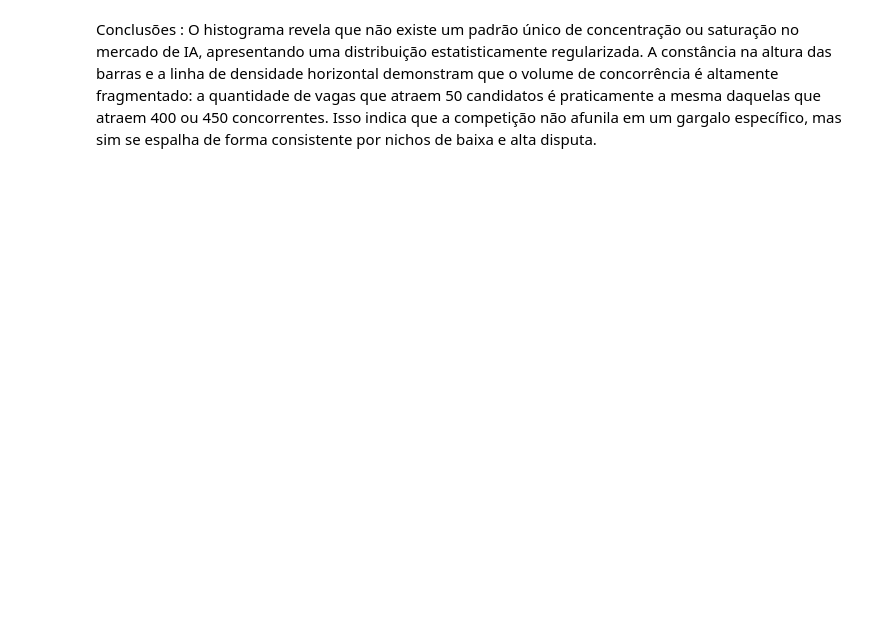
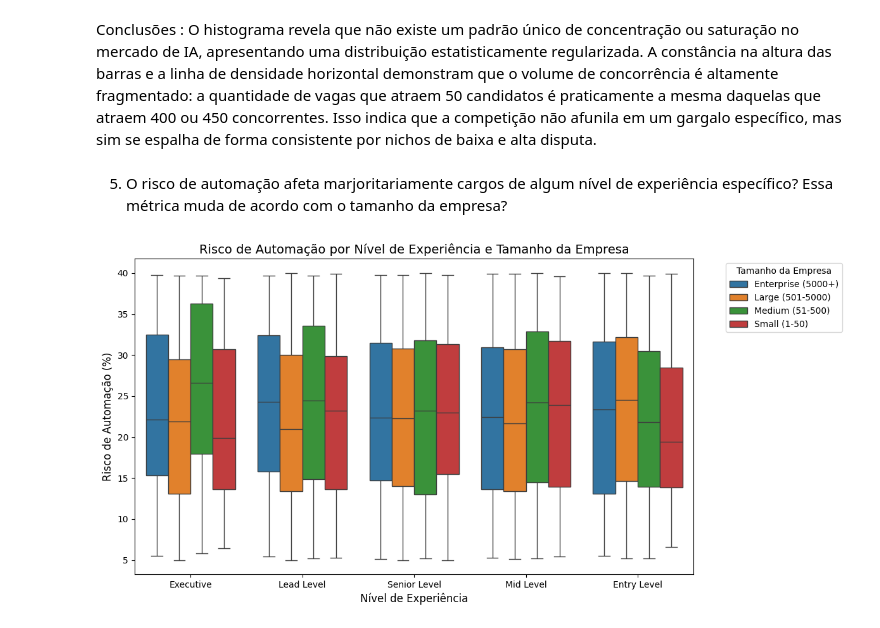
Before and after one commit to GabrielFaria1509/C11, a Jupyter notebook: Atividades/Projeto1.ipynb, the cells around one changed output. Drawn from its saved outputs; the diff is of its cells as text; code cells hidden in the pictures; blank space fills up the shorter version.

```diff
--- a/Atividades/Projeto1.ipynb
+++ b/Atividades/Projeto1.ipynb
@@ -160,3 +231,26 @@ plt.show()
 # %% [markdown]
 Conclusões :
 O histograma revela que não existe um padrão único de concentração ou saturação no mercado de IA, apresentando uma distribuição estatisticamente regularizada. A constância na altura das barras e a linha de densidade horizontal demonstram que o volume de concorrência é altamente fragmentado: a quantidade de vagas que atraem 50 candidatos é praticamente a mesma daquelas que atraem 400 ou 450 concorrentes. Isso indica que a competição não afunila em um gargalo específico, mas sim se espalha de forma consistente por nichos de baixa e alta disputa.
+# %% [markdown]
+5) O risco de automação afeta marjoritariamente cargos de algum nível de experiência específico? Essa métrica muda de acordo com o tamanho da empresa?
+# %%
+#ajustando o tamanho da figura
+
+plt.figure(figsize = (12,6))
+
+sns.boxplot(
+    data = dataset,
+    x = 'Experience_Level',
+    y = 'Automation_Risk_%',
+    hue = 'Company_Size',
+)
+#ajustes de visualização
+plt.title("Risco de Automação por Nível de Experiência e Tamanho da Empresa", fontsize = 14)
+plt.xlabel("Nível de Experiência", fontsize = 12)
+plt.ylabel("Risco de Automação (%)", fontsize = 12)
+#mudando a localização da legenda
+plt.legend(title = "Tamanho da Empresa", bbox_to_anchor=(1.05, 1), loc='upper left')
+plt.tight_layout()
+plt.show()
+# %% [output]
+[figure, added]
```
Also changed, not shown: parts of 14 cells of this notebook.
